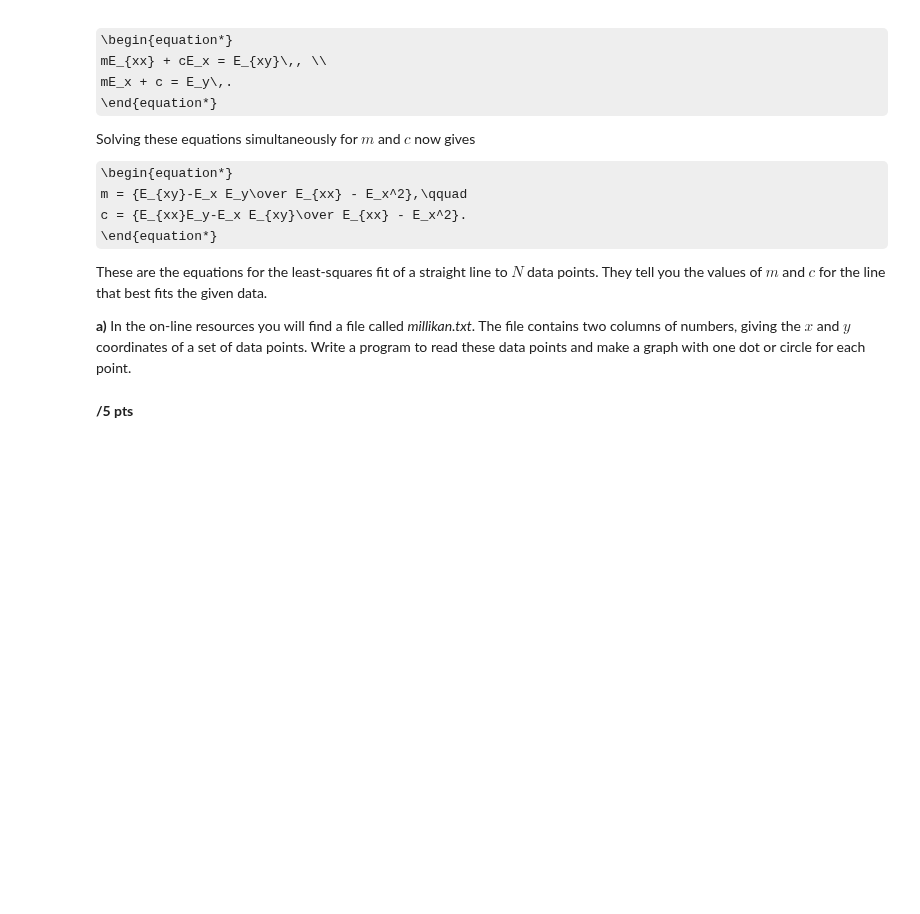
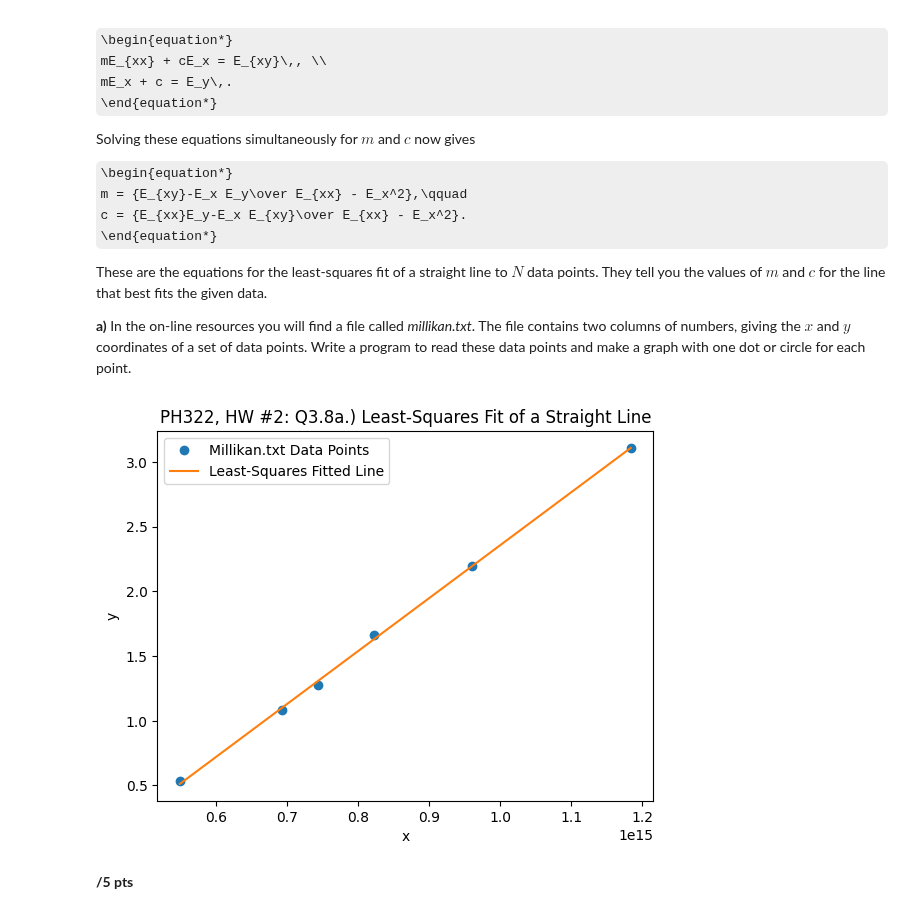
Before and after one commit to DebuggerDan/ph322-computational-physics-sp23, a Jupyter notebook: hw_2_notebook.ipynb, the cells around one changed output. Cells and saved outputs as stored; diff of their text form; code cells hidden in the pictures; some formulas as TeX source; blank space fills up the shorter version.

```diff
--- a/hw_2_notebook.ipynb
+++ b/hw_2_notebook.ipynb
@@ -623,6 +623,39 @@ best fits the given data.
   the $x$ and $y$ coordinates of a set of data points.  Write a program to
   read these data points and make a graph with one dot or circle for each
   point.
+# %%
+### PH 322 - HW #2, Q3.8a.) - Dan Jang
+# Credits: ChatGPT for matplotlib & numpy help
+
+import numpy as np
+import matplotlib.pyplot as plt
+
+# Data points
+# Note: Unsure if direct millikan.txt file reading was inferred, but putting data points from the txt file directly, to avoid issues with missing attachments, e.g. from HW #1.
+data = np.array([[5.4874e+14, 0.5309],
+                 [6.931e+14, 1.0842],
+                 [7.4307e+14, 1.2734],
+                 [8.2193e+14, 1.6598],
+                 [9.6074e+14, 2.19856],
+                 [1.184e+15, 3.10891]])
+
+x = data[:, 0]
+y = data[:, 1]
+
+# Perform the least-squares fit
+coefficients = np.polyfit(x, y, 1)
+fitted_line = np.poly1d(coefficients)
+
+# Plot the data points and the fitted line
+plt.plot(x, y, 'o', label='Millikan.txt Data Points')
+plt.plot(x, fitted_line(x), '-', label='Least-Squares Fitted Line')
+plt.xlabel('x')
+plt.ylabel('y')
+plt.title('PH322, HW #2: Q3.8a.) Least-Squares Fit of a Straight Line')
+plt.legend()
+plt.show()
+# %% [output]
+[figure, added]
 # %% [markdown]
 **/5 pts**
 # %% [markdown]
```
Also changed, not shown: parts of 4 cells of this notebook.
